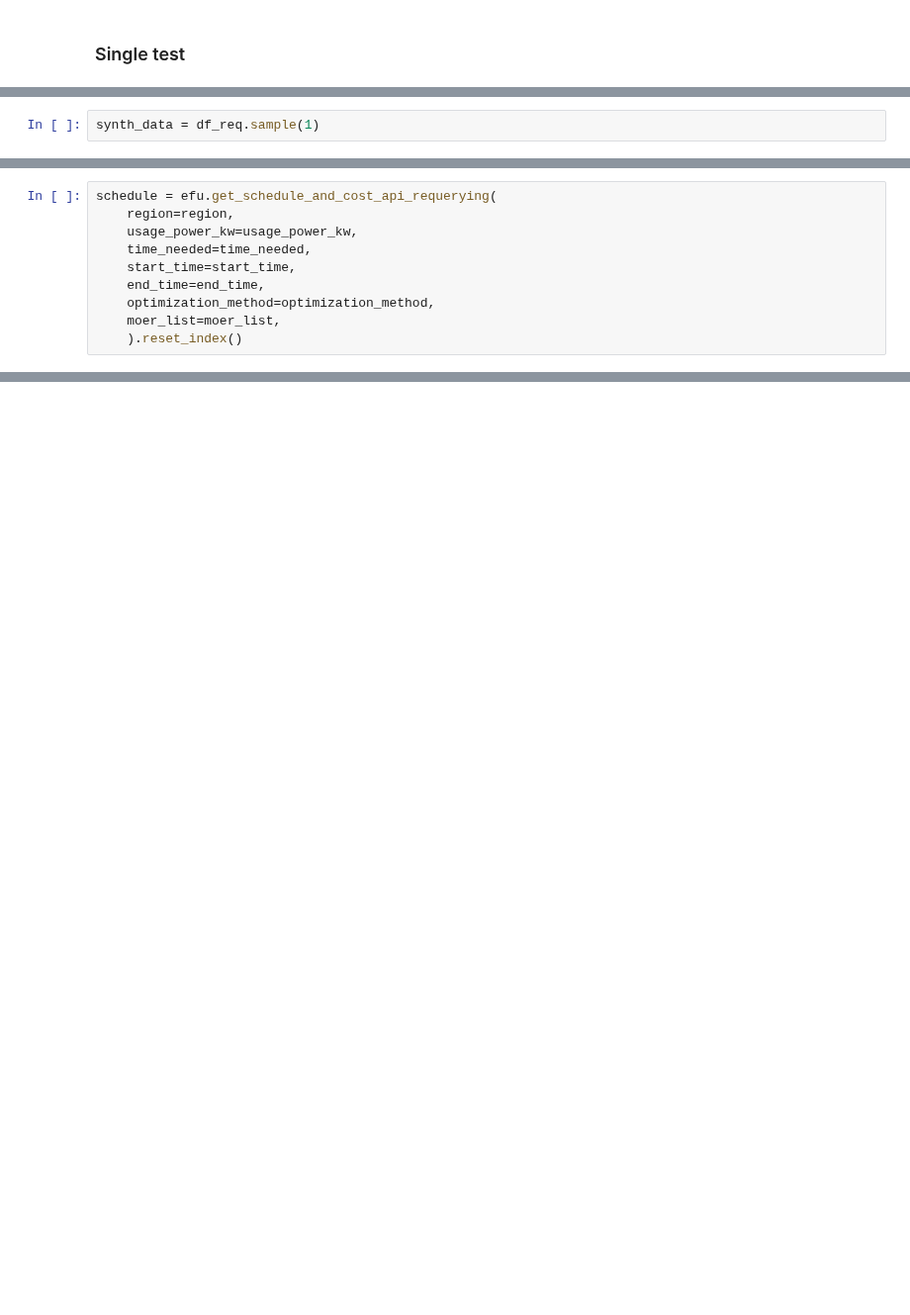
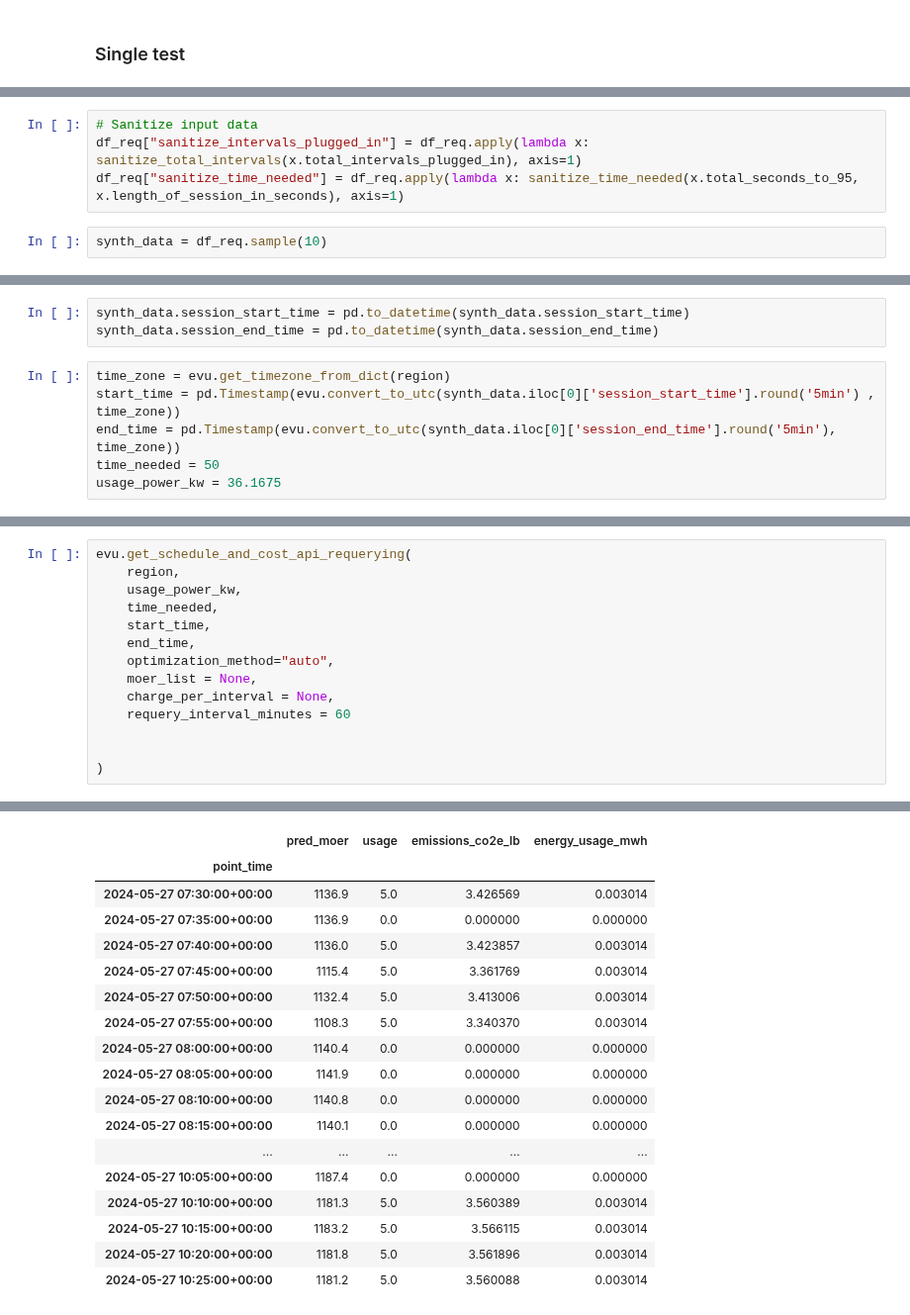
Before and after one commit to WattTime/watttime-python-client, a Jupyter notebook: evaluation/requery/20241203_requery_simple.ipynb, the cells around one changed output, grey strips where cells are left out. Shown at 99% size. Saved outputs shown, nothing was run; the diff lists cells and outputs as text; blank space fills up the shorter version.

```diff
--- a/evaluation/requery/20241203_requery_simple.ipynb
+++ b/evaluation/requery/20241203_requery_simple.ipynb
@@ -93,2 +92,6 @@ total sample frame will be: 1149966
+# %%
+# Sanitize input data
+df_req["sanitize_intervals_plugged_in"] = df_req.apply(lambda x: sanitize_total_intervals(x.total_intervals_plugged_in), axis=1)
+df_req["sanitize_time_needed"] = df_req.apply(lambda x: sanitize_time_needed(x.total_seconds_to_95, x.length_of_session_in_seconds), axis=1)
 # %%
-synth_data = df_req.sample(1)
+synth_data = df_req.sample(10)
@@ -161,0 +111,9 @@ evu.get_schedule_and_cost_api(
+# %%
+synth_data.session_start_time = pd.to_datetime(synth_data.session_start_time)
+synth_data.session_end_time = pd.to_datetime(synth_data.session_end_time)
+# %%
+time_zone = evu.get_timezone_from_dict(region)
+start_time = pd.Timestamp(evu.convert_to_utc(synth_data.iloc[0]['session_start_time'].round('5min') , time_zone))
+end_time = pd.Timestamp(evu.convert_to_utc(synth_data.iloc[0]['session_end_time'].round('5min'), time_zone))
+time_needed = 50
+usage_power_kw = 36.1675
@@ -162,10 +147,15 @@ evu.get_schedule_and_cost_api(
 # %%
-schedule = efu.get_schedule_and_cost_api_requerying(
-    region=region,
-    usage_power_kw=usage_power_kw,
-    time_needed=time_needed,
-    start_time=start_time,
-    end_time=end_time,
-    optimization_method=optimization_method,
-    moer_list=moer_list,
-    ).reset_index()
+evu.get_schedule_and_cost_api_requerying(
+    region,
+    usage_power_kw,
+    time_needed,
+    start_time,
+    end_time,
+    optimization_method="auto",
+    moer_list = None,
+    charge_per_interval = None,
+    requery_interval_minutes = 60
+
+
+)
+# %% [output]
@@ -171,0 +165,18 @@ schedule = efu.get_schedule_and_cost_api_requerying(
+|  | pred_moer | usage | emissions_co2e_lb | energy_usage_mwh |
+| point_time |  |  |  |  |
+| 2024-05-27 07:30:00+00:00 | 1136.9 | 5.0 | 3.426569 | 0.003014 |
+| 2024-05-27 07:35:00+00:00 | 1136.9 | 0.0 | 0.000000 | 0.000000 |
+| 2024-05-27 07:40:00+00:00 | 1136.0 | 5.0 | 3.423857 | 0.003014 |
+| 2024-05-27 07:45:00+00:00 | 1115.4 | 5.0 | 3.361769 | 0.003014 |
+| 2024-05-27 07:50:00+00:00 | 1132.4 | 5.0 | 3.413006 | 0.003014 |
+| 2024-05-27 07:55:00+00:00 | 1108.3 | 5.0 | 3.340370 | 0.003014 |
+| 2024-05-27 08:00:00+00:00 | 1140.4 | 0.0 | 0.000000 | 0.000000 |
+| 2024-05-27 08:05:00+00:00 | 1141.9 | 0.0 | 0.000000 | 0.000000 |
+| 2024-05-27 08:10:00+00:00 | 1140.8 | 0.0 | 0.000000 | 0.000000 |
+| 2024-05-27 08:15:00+00:00 | 1140.1 | 0.0 | 0.000000 | 0.000000 |
+| ... | ... | ... | ... | ... |
+| 2024-05-27 10:05:00+00:00 | 1187.4 | 0.0 | 0.000000 | 0.000000 |
+| 2024-05-27 10:10:00+00:00 | 1181.3 | 5.0 | 3.560389 | 0.003014 |
+| 2024-05-27 10:15:00+00:00 | 1183.2 | 5.0 | 3.566115 | 0.003014 |
+| 2024-05-27 10:20:00+00:00 | 1181.8 | 5.0 | 3.561896 | 0.003014 |
+| 2024-05-27 10:25:00+00:00 | 1181.2 | 5.0 | 3.560088 | 0.003014 |
```
Also changed, not shown: parts of 28 cells of this notebook, 5 other files.
